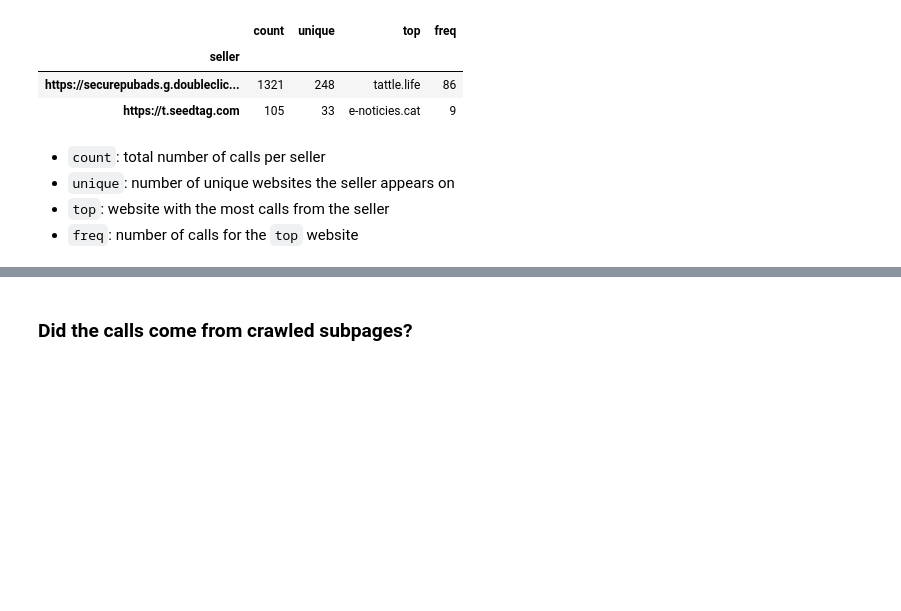
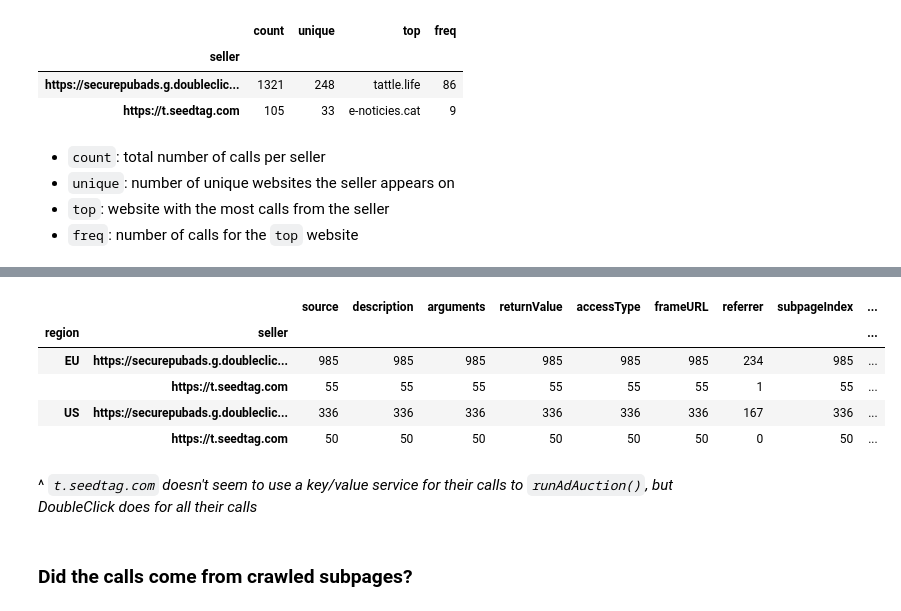
Before and after one commit to MichielP1807/tracker-radar-collector, a Jupyter notebook: post-processing/analysis.ipynb, the cells around one changed output, grey strips where cells are left out. Drawn from its saved outputs; the diff is of its cells as text; code cells hidden in the pictures; blank space fills up the shorter version.

```diff
--- a/post-processing/analysis.ipynb
+++ b/post-processing/analysis.ipynb
@@ -575,3 +655,14 @@ auction_calls.groupby("seller")["finalUrlFld"].describe().sort_values(by="unique
+# %%
+auction_calls.groupby(["region", "seller"]).count()
+# %% [output]
+|  |  | source | description | arguments | returnValue | accessType | frameURL | referrer | subpageIndex | ... |
+| region | seller |  |  |  |  |  |  |  |  | ... |
+| EU | https://securepubads.g.doubleclic... | 985 | 985 | 985 | 985 | 985 | 985 | 234 | 985 | ... |
+|  | https://t.seedtag.com | 55 | 55 | 55 | 55 | 55 | 55 | 1 | 55 | ... |
+| US | https://securepubads.g.doubleclic... | 336 | 336 | 336 | 336 | 336 | 336 | 167 | 336 | ... |
+|  | https://t.seedtag.com | 50 | 50 | 50 | 50 | 50 | 50 | 0 | 50 | ... |
+# %% [markdown]
+^ *`t.seedtag.com` doesn't seem to use a key/value service for their calls to `runAdAuction()`, but DoubleClick does for all their calls*
 # %% [markdown]
 ### Did the calls come from crawled subpages?
 # %%
```
Also changed, not shown: parts of 9 cells of this notebook.
